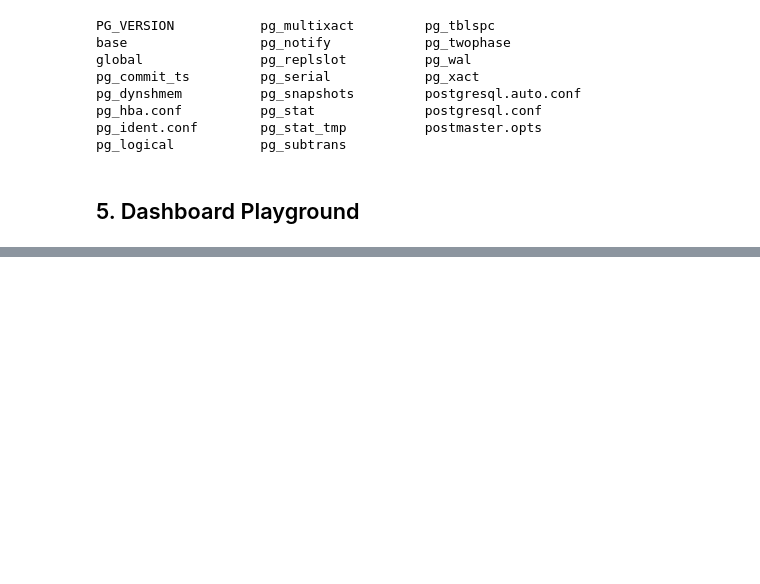
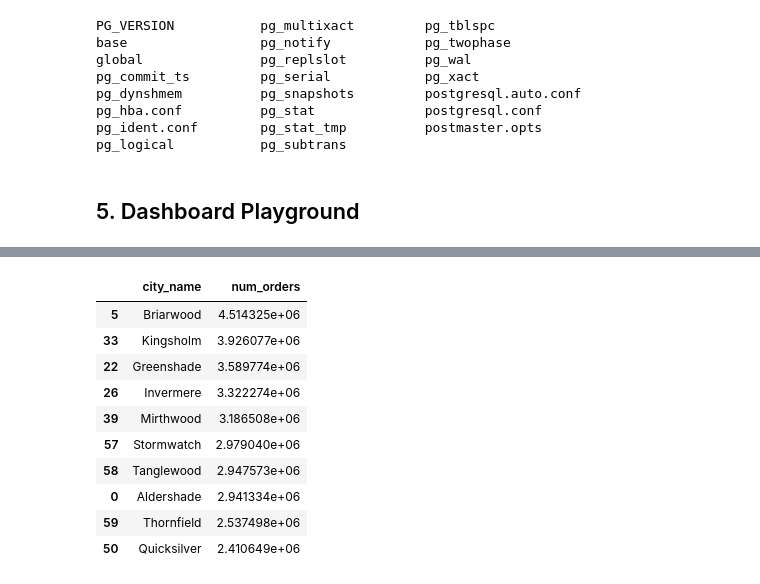
Before and after one commit to zazencodes/ml-quest-1-demand-forecasting, a Jupyter notebook: notebooks/3_forecast.ipynb, the cells around one changed output, grey strips where cells are left out. Saved outputs shown, nothing was run; the diff lists cells and outputs as text; code cells hidden in the pictures; blank space fills up the shorter version.

```diff
--- a/notebooks/3_forecast.ipynb
+++ b/notebooks/3_forecast.ipynb
@@ -662,0 +712,14 @@ pg_logical           pg_subtrans
+# %%
+top_cities_df
+# %% [output]
+|  | city_name | num_orders |
+| 5 | Briarwood | 4.514325e+06 |
+| 33 | Kingsholm | 3.926077e+06 |
+| 22 | Greenshade | 3.589774e+06 |
+| 26 | Invermere | 3.322274e+06 |
+| 39 | Mirthwood | 3.186508e+06 |
+| 57 | Stormwatch | 2.979040e+06 |
+| 58 | Tanglewood | 2.947573e+06 |
+| 0 | Aldershade | 2.941334e+06 |
+| 59 | Thornfield | 2.537498e+06 |
+| 50 | Quicksilver | 2.410649e+06 |
```
Also changed, not shown: parts of 5 cells of this notebook, 37 other files.
